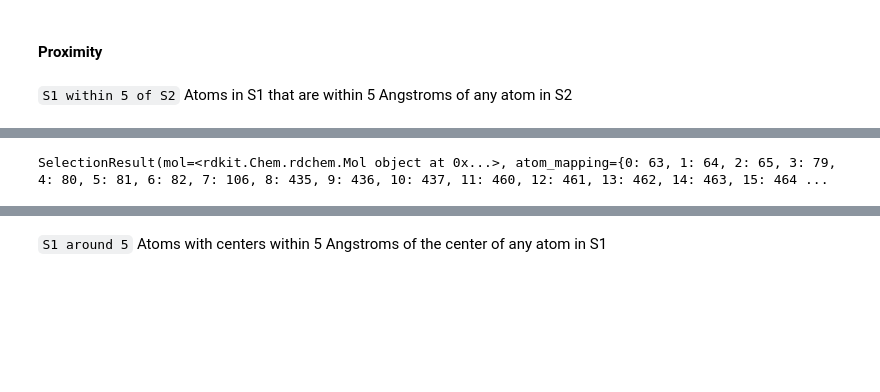
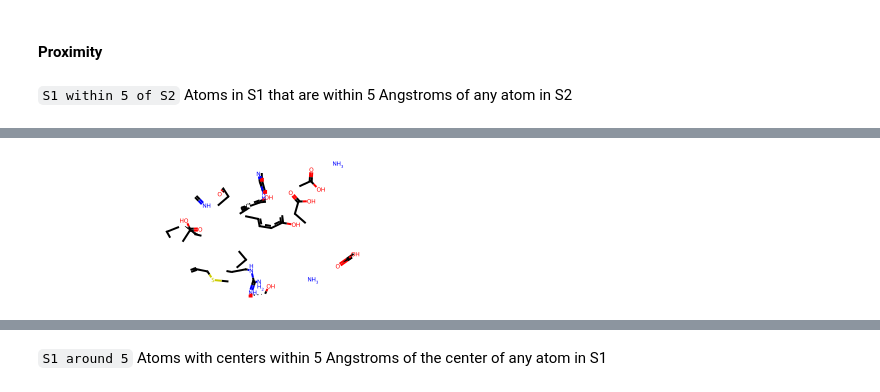
Before and after one commit to finlayiainmaclean/rdsl, a Jupyter notebook: examples.ipynb, the cells around one changed output, grey strips where cells are left out. Cells and saved outputs as stored; diff of their text form; code cells hidden in the pictures; blank space fills up the shorter version.

```diff
--- a/examples.ipynb
+++ b/examples.ipynb
@@ -339,5 +339,5 @@ mol
 `S1 within 5 of S2` Atoms in S1 that are within 5 Angstroms of any atom in
 S2
 # %%
-select_molecule(cocomplex, "sidechain within 5 of resn 6IC")
+select_molecule(cocomplex, "sidechain within 5 of resn 6IC").mol
 # %% [output]
@@ -346,3 +346,3 @@ select_molecule(cocomplex, "sidechain within 5 of resn 6IC")
-SelectionResult(mol=<rdkit.Chem.rdchem.Mol object at 0x...>, atom_mapping={0: 63, 1: 64, 2: 65, 3: 79, 4: 80, 5: 81, 6: 82, 7: 106, 8: 435, 9: 436, 10: 437, 11: 460, 12: 461, 13: 462, 14: 463, 15: 464 ...
+[figure, added]
 # %%
 # Get full residues within 5Ang of the ligand
```
Also changed, not shown: parts of 4 cells of this notebook.
